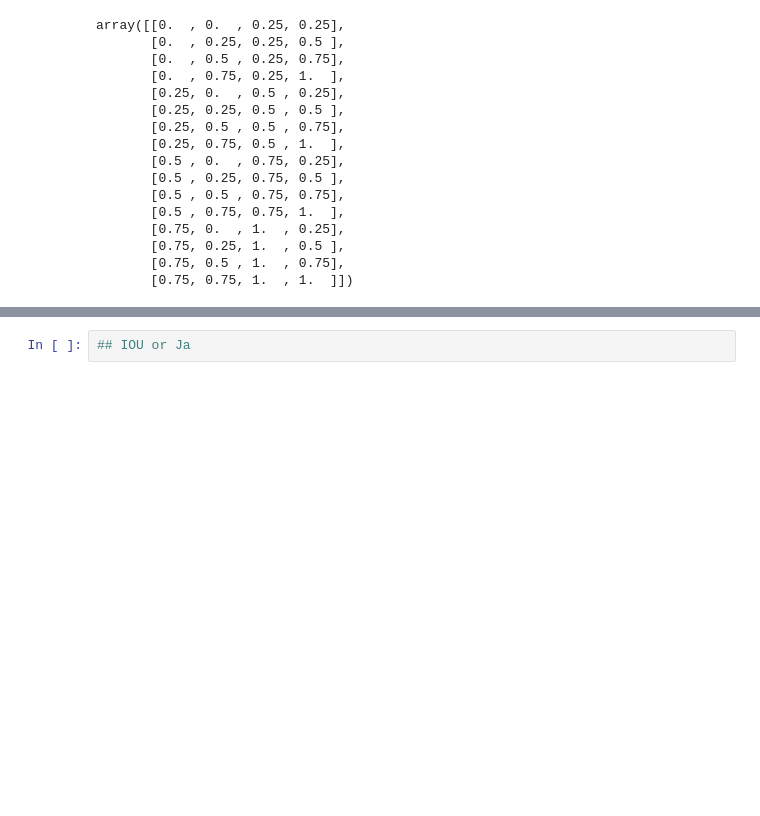
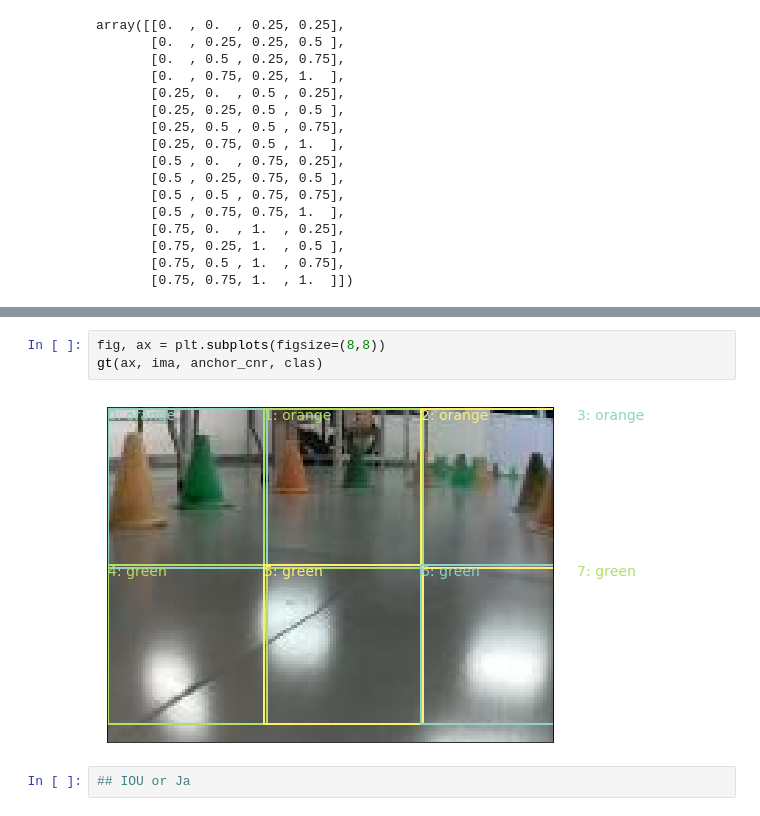
Before and after one commit to 10zinten/Driverless-project, a Jupyter notebook: object-detection/prototype/SSD cone detection.ipynb, the cells around one changed output, grey strips where cells are left out. Cells and saved outputs as stored; diff of their text form; blank space fills up the shorter version.

```diff
--- a/object-detection/prototype/SSD cone detection.ipynb
+++ b/object-detection/prototype/SSD cone detection.ipynb
@@ -435,3 +449,8 @@ torch_gt(ax, ima, anchor_cnr, clas)
+# %%
+fig, ax = plt.subplots(figsize=(8,8))
+gt(ax, ima, anchor_cnr, clas)
+# %% [output]
+[figure, added]
 # %%
 ## IOU or Ja
 # %%
```
Also changed, not shown: parts of 14 cells of this notebook.
